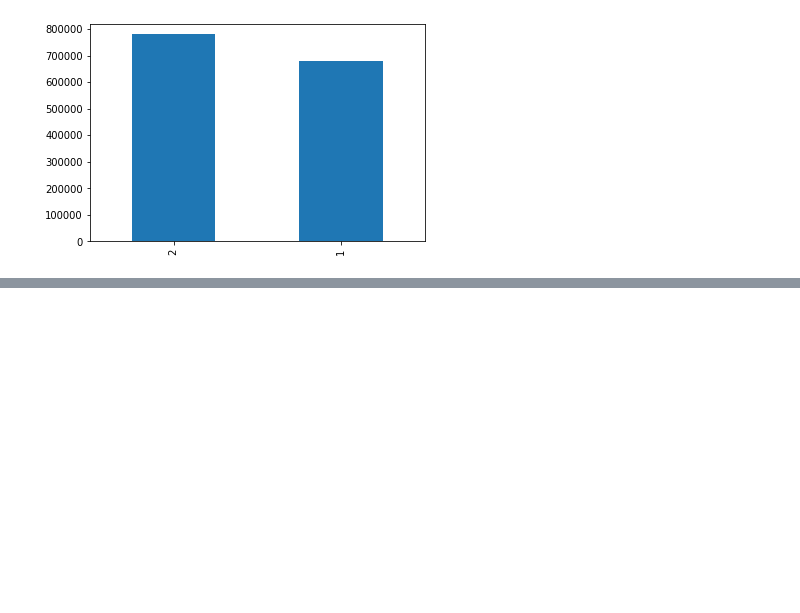
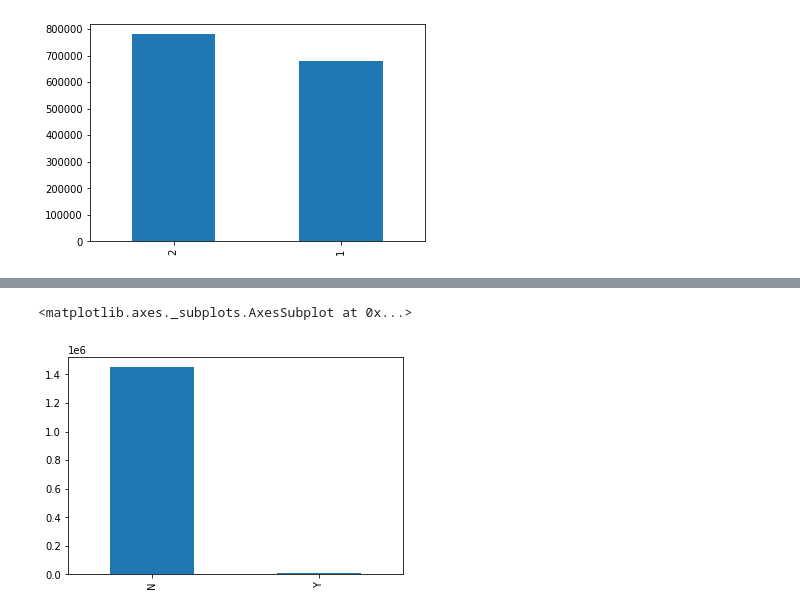
Before and after one commit to rubeshajith/NYC-taxi-trip-time-prediction, a Jupyter notebook: NYC_Taxi_Trip_Time_Prediction_Capstone_Project.ipynb, the cells around one changed output, grey strips where cells are left out. Saved outputs shown, nothing was run; the diff lists cells and outputs as text; code cells hidden in the pictures; blank space fills up the shorter version.

```diff
--- a/NYC_Taxi_Trip_Time_Prediction_Capstone_Project.ipynb
+++ b/NYC_Taxi_Trip_Time_Prediction_Capstone_Project.ipynb
@@ -183,0 +330,5 @@ df["vendor_id"].value_counts().plot(kind="bar")
+# %%
+df['store_and_fwd_flag'].value_counts().plot(kind= "bar")
+# %% [output]
+<matplotlib.axes._subplots.AxesSubplot at 0x...>
+[figure, added]
```
Also changed, not shown: parts of 38 cells of this notebook.
